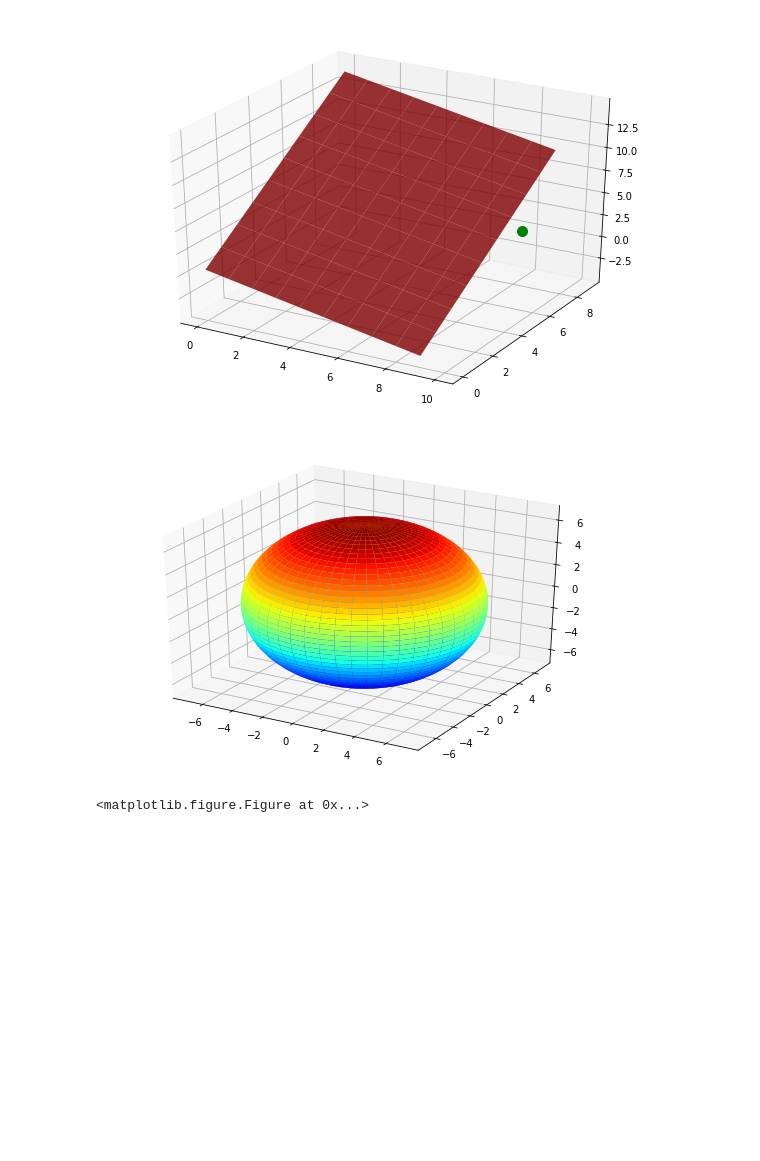
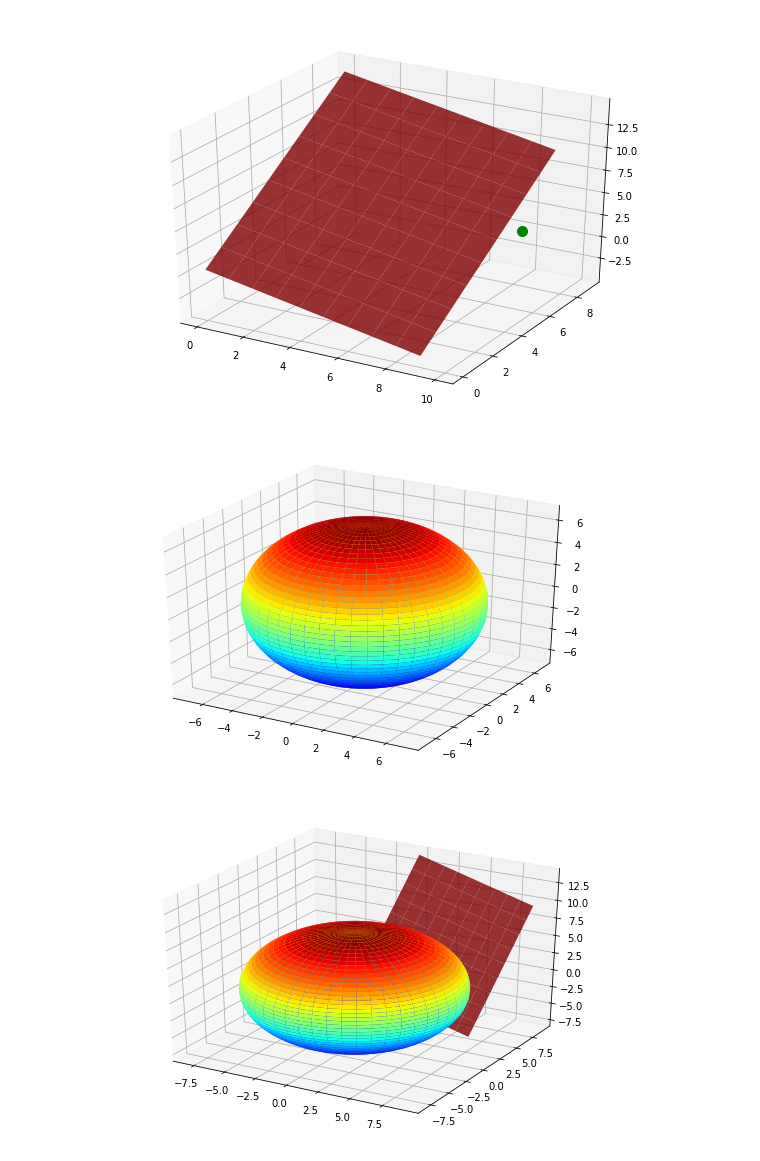
Before and after one commit to Tatjana-pmf/matematicki_-softver_dz, a Jupyter notebook: 1.dz.matsoft.ipynb, the cells around one changed output. Cells and saved outputs as stored; diff of their text form; code cells hidden in the pictures; blank space fills up the shorter version.

```diff
--- a/1.dz.matsoft.ipynb
+++ b/1.dz.matsoft.ipynb
@@ -468,23 +473,22 @@ Točke su elementi,a pravci su presjeci sfere s ravnina kroz ishodište.<br>
 # %%
 from mpl_toolkits.mplot3d import Axes3D
-point  = np.array([1, 2, 3])
-normal = np.array([1, -3, 2])
+K1  = np.array([1, 2, 3])
+N = np.array([1, -3, 2]) #Normala
 point2 = np.array([10, 5, 5])
 
-#Odredimo d iz jednadžbe ravnine
-d = -point.dot(normal)
+def prikaz_ravnine(x,n,plt3d=None, *args, **kwargs):
+    #Odredimo d iz jednadžbe ravnine
+    d = -x.dot(n)
+    xx, yy = np.meshgrid(range(10), range(10))
+    #Odredimo odgovarajući z
+    z = (-n[0] * xx - n[1] * yy - d) * 1. /n[2]
+    #prikaz
+    if plt3d == None:
+        plt3d = plt.figure(figsize=(10,7)).gca(projection='3d')
+    plt3d.plot_surface(xx, yy, z, alpha=0.8, color='red')
 
-xx, yy = np.meshgrid(range(10), range(10))
-
-# calculate corresponding z
-z = (-normal[0] * xx - normal[1] * yy - d) * 1. /normal[2]
-
-# plot the surface
-plt3d = plt.figure(figsize=(10,7)).gca(projection='3d')
-plt3d.plot_surface(xx, yy, z, alpha=0.8,color='red')
-
-
-#and i would like to plot this point :
+prikaz_ravnine(K1,N)
+#prikaz dodatne točke
 ax = plt.gca()
 ax.scatter(point2[0] , point2[1] , point2[2],  color='green',s=100)
 plt.show()
@@ -501,35 +505,28 @@ def sfera(r=1):
     z=np.array([[r*np.cos(the0) for i in range(len(ph))] for the0 in the])
     return x,y,z
 s=sfera()
-#my_col = cm.jet(*s/np.amax(*s))
 ax = Axes3D(fig)
 plt3d = plt.figure(figsize=(9,6)).gca(projection='3d')
-plt3d.plot_surface(*sfera(7),rstride=1, linewidth=10,cstride=1,cmap=cm.jet,shade=True)
-#surf = ax.plot_surface(*sfera(7), cmap=cm.jet, linewidth=0.1)
-#plt3d.colorbar(surf, shrink=0.5, aspect=5)
-fig = plt.figure()
+plt3d.plot_surface(*sfera(7),rstride=1, linewidths=5, cstride=1,cmap=cm.jet,shade=True)
 plt.show()
 images = []
 
-# We are going to do 20 plots, for 20 different angles
-#for angle in range(70,210,2):
- #   fig = plt.figure()
-  #  ax = fig.gca(projection='3d')
-   # ax.plot_surface(*s,)
+#Prikazujemo pod drugim kutevima i spremamo slike
+##for angle in range(70,210,2):
+#    fig = plt.figure(figsize=(9,6))
+#    ax = fig.gca(projection='3d')
+#    ax.plot_surface(*s,linewidths=7, cmap=cm.jet,shade=True)
+#
+#    # Kut kamere
+#    ax.view_init(30,angle)
 
-    # Set the angle of the camera
-    #ax.view_init(30,angle)
-
-    # Save it
-    #filename='sfera'+str(angle)+'.png'
-    #plt.savefig(filename, dpi=96)
-    #plt.gca()
-
-    #plt.close(fig)
-
-    #images.append(imageio.imread(filename))
+#     Spremanje
+#    filename='sfera'+str(angle)+'.png'
+#    plt.savefig(filename, dpi=96)
+#    plt.gca()
+#    plt.close(fig)
+#    images.append(imageio.imread(filename))
 
 #imageio.mimsave('sfera.gif', images)
 # %% [output]
 [figure]
-<matplotlib.figure.Figure at 0x...>
@@ -537,0 +533,7 @@ images = []
+# %%
+plt3d = plt.figure(figsize=(9,6)).gca(projection='3d')
+plt3d.plot_surface(*sfera(8),rstride=1, linewidth=10,cstride=1,cmap=cm.jet,shade=True)
+prikaz_ravnine(K1,N,plt3d)
+plt.show()
+# %% [output]
+[figure, added]
```
Also changed, not shown: parts of 44 cells of this notebook.
